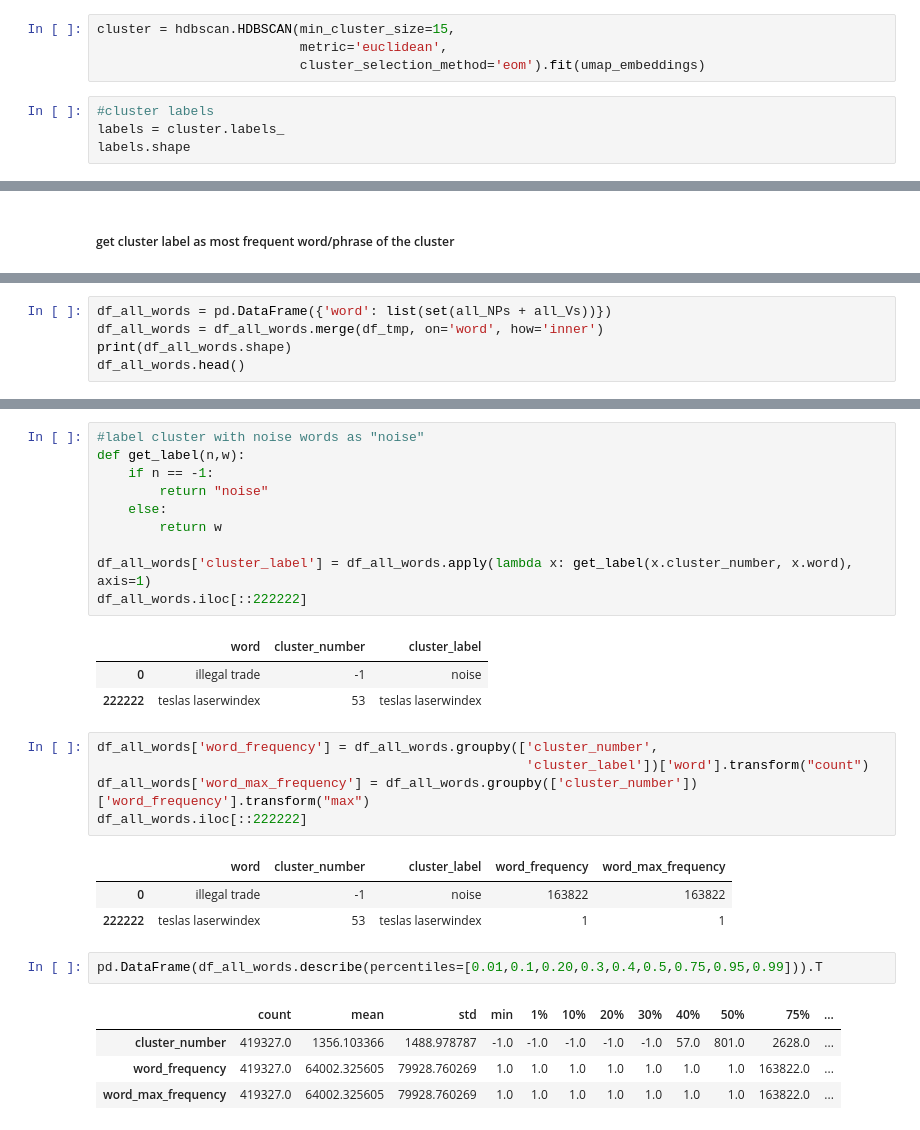
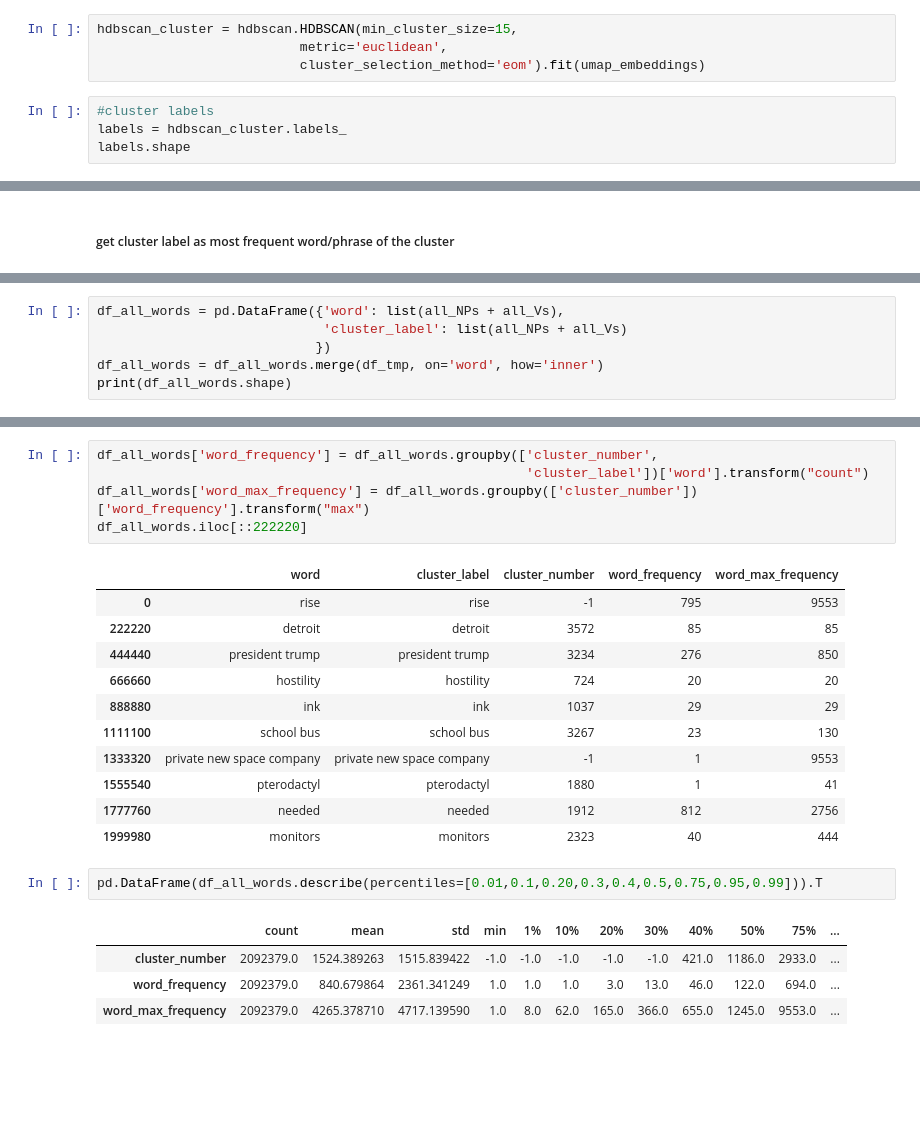
Before and after one commit to Milan-Chicago/GLG-Automated-Meta-data-Tagging, a Jupyter notebook: GLG - 5_step - Get KeyWords for LDA.ipynb, the cells around one changed output, grey strips where cells are left out. Drawn from its saved outputs; the diff is of its cells as text; blank space fills up the shorter version.

```diff
--- a/GLG - 5_step - Get KeyWords for LDA.ipynb
+++ b/GLG - 5_step - Get KeyWords for LDA.ipynb
@@ -196,12 +202,12 @@ Wall time: 6min 8s
 # %% [markdown]
 # Clustering
 # %%
-cluster = hdbscan.HDBSCAN(min_cluster_size=15,
+hdbscan_cluster = hdbscan.HDBSCAN(min_cluster_size=15,
                           metric='euclidean',
                           cluster_selection_method='eom').fit(umap_embeddings)
 # %%
 #cluster labels
-labels = cluster.labels_
+labels = hdbscan_cluster.labels_
 labels.shape
 # %% [output]
 (419327,)
@@ -228,6 +238,7 @@ df_tmp.head()
 # %%
-df_all_words = pd.DataFrame({'word': list(set(all_NPs + all_Vs))})
+df_all_words = pd.DataFrame({'word': list(all_NPs + all_Vs),
+                             'cluster_label': list(all_NPs + all_Vs)
+                            })
 df_all_words = df_all_words.merge(df_tmp, on='word', how='inner')
 print(df_all_words.shape)
-df_all_words.head()
 # %% [output]
@@ -241,31 +246,25 @@ df_all_words.head()
-# %%
-#label cluster with noise words as "noise"
-def get_label(n,w):
-    if n == -1:
-        return "noise"
-    else:
-        return w
-
-df_all_words['cluster_label'] = df_all_words.apply(lambda x: get_label(x.cluster_number, x.word), axis=1)
-df_all_words.iloc[::222222]
-# %% [output]
-|  | word | cluster_number | cluster_label |
-| 0 | illegal trade | -1 | noise |
-| 222222 | teslas laserwindex | 53 | teslas laserwindex |
 # %%
 df_all_words['word_frequency'] = df_all_words.groupby(['cluster_number',
                                                        'cluster_label'])['word'].transform("count")
 df_all_words['word_max_frequency'] = df_all_words.groupby(['cluster_number'])['word_frequency'].transform("max")
-df_all_words.iloc[::222222]
+df_all_words.iloc[::222220]
 # %% [output]
-|  | word | cluster_number | cluster_label | word_frequency | word_max_frequency |
-| 0 | illegal trade | -1 | noise | 163822 | 163822 |
-| 222222 | teslas laserwindex | 53 | teslas laserwindex | 1 | 1 |
+|  | word | cluster_label | cluster_number | word_frequency | word_max_frequency |
+| 0 | rise | rise | -1 | 795 | 9553 |
+| 222220 | detroit | detroit | 3572 | 85 | 85 |
+| 444440 | president trump | president trump | 3234 | 276 | 850 |
+| 666660 | hostility | hostility | 724 | 20 | 20 |
+| 888880 | ink | ink | 1037 | 29 | 29 |
+| 1111100 | school bus | school bus | 3267 | 23 | 130 |
+| 1333320 | private new space company | private new space company | -1 | 1 | 9553 |
+| 1555540 | pterodactyl | pterodactyl | 1880 | 1 | 41 |
+| 1777760 | needed | needed | 1912 | 812 | 2756 |
+| 1999980 | monitors | monitors | 2323 | 40 | 444 |
 # %%
 pd.DataFrame(df_all_words.describe(percentiles=[0.01,0.1,0.20,0.3,0.4,0.5,0.75,0.95,0.99])).T
 # %% [output]
 |  | count | mean | std | min | 1% | 10% | 20% | 30% | 40% | 50% | 75% | ... |
-| cluster_number | 419327.0 | 1356.103366 | 1488.978787 | -1.0 | -1.0 | -1.0 | -1.0 | -1.0 | 57.0 | 801.0 | 2628.0 | ... |
-| word_frequency | 419327.0 | 64002.325605 | 79928.760269 | 1.0 | 1.0 | 1.0 | 1.0 | 1.0 | 1.0 | 1.0 | 163822.0 | ... |
-| word_max_frequency | 419327.0 | 64002.325605 | 79928.760269 | 1.0 | 1.0 | 1.0 | 1.0 | 1.0 | 1.0 | 1.0 | 163822.0 | ... |
+| cluster_number | 2092379.0 | 1524.389263 | 1515.839422 | -1.0 | -1.0 | -1.0 | -1.0 | -1.0 | 421.0 | 1186.0 | 2933.0 | ... |
+| word_frequency | 2092379.0 | 840.679864 | 2361.341249 | 1.0 | 1.0 | 1.0 | 3.0 | 13.0 | 46.0 | 122.0 | 694.0 | ... |
+| word_max_frequency | 2092379.0 | 4265.378710 | 4717.139590 | 1.0 | 8.0 | 62.0 | 165.0 | 366.0 | 655.0 | 1245.0 | 9553.0 | ... |
 # %%
```
Also changed, not shown: parts of 26 cells of this notebook.
